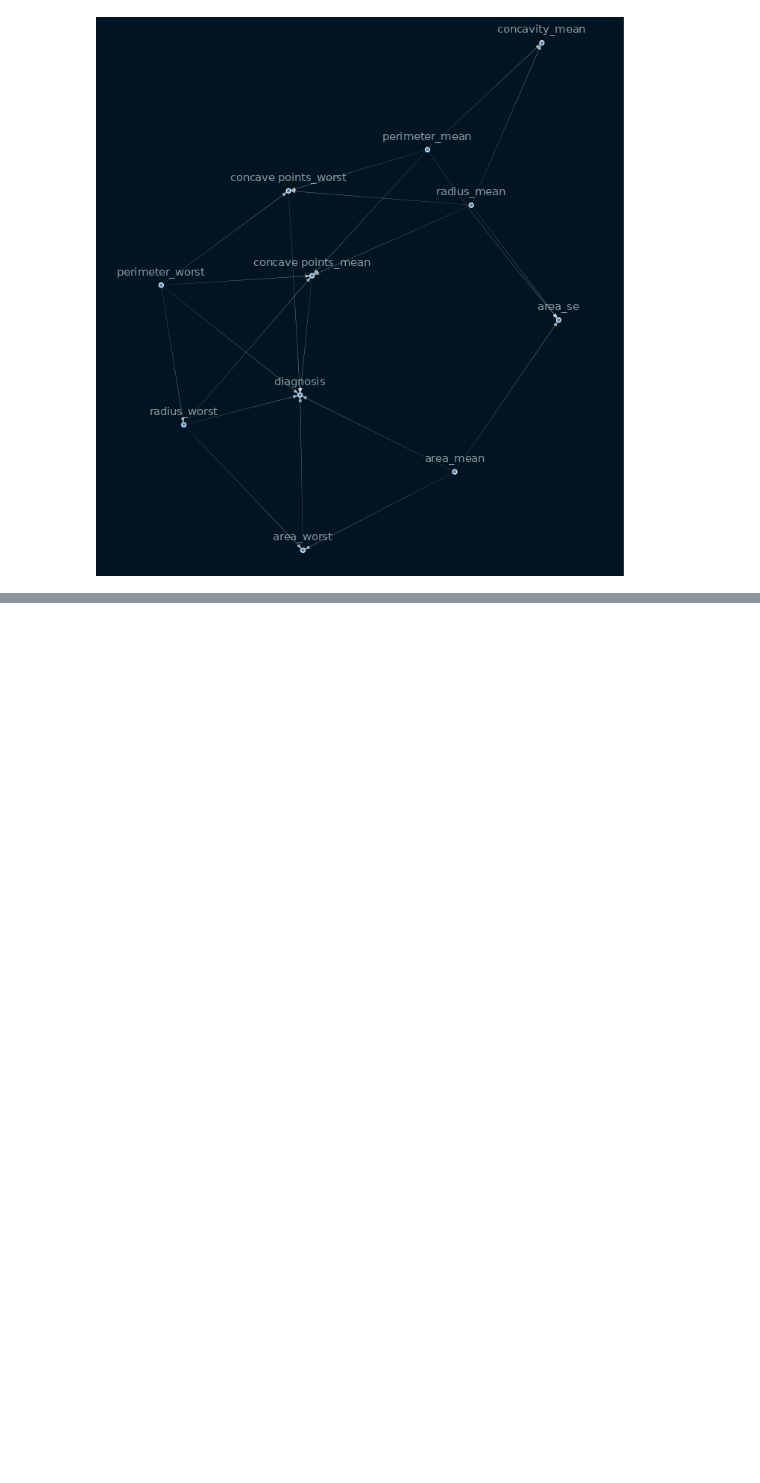
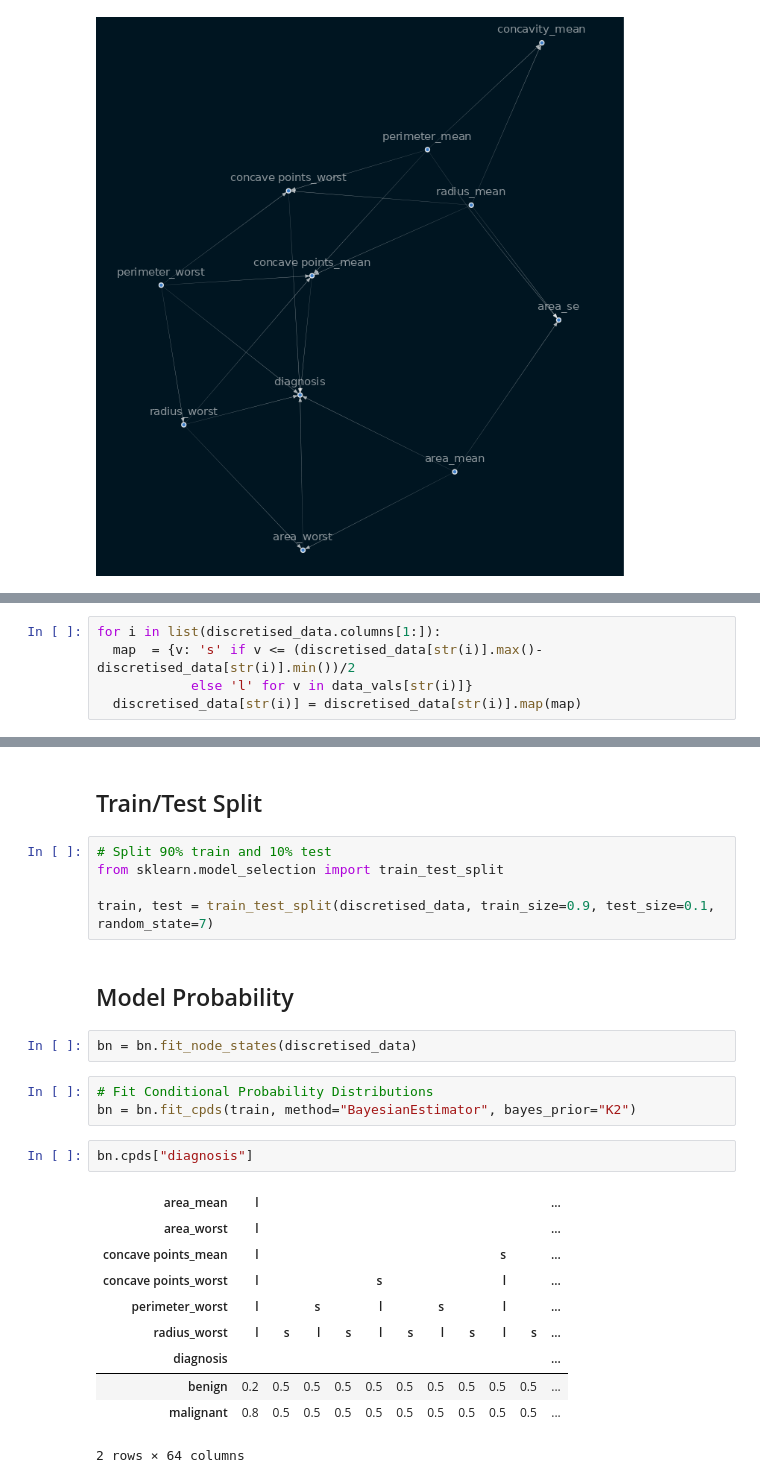
Before and after one commit to AmonKi/industry-casualty, a Jupyter notebook: Notebooks/casual_learning.ipynb, the cells around one changed output, grey strips where cells are left out. Drawn from its saved outputs; the diff is of its cells as text; blank space fills up the shorter version.

```diff
--- a/Notebooks/casual_learning.ipynb
+++ b/Notebooks/casual_learning.ipynb
@@ -208,0 +253,5 @@ Image(viz.draw(format='png'))
+# %%
+for i in list(discretised_data.columns[1:]):
+  map  = {v: 's' if v <= (discretised_data[str(i)].max()-discretised_data[str(i)].min())/2
+            else 'l' for v in data_vals[str(i)]}
+  discretised_data[str(i)] = discretised_data[str(i)].map(map)
@@ -208,0 +267,27 @@ Image(viz.draw(format='png'))
+# %% [markdown]
+## Train/Test Split ##
+# %%
+# Split 90% train and 10% test
+from sklearn.model_selection import train_test_split
+
+train, test = train_test_split(discretised_data, train_size=0.9, test_size=0.1, random_state=7)
+# %% [markdown]
+## Model Probability ##
+# %%
+bn = bn.fit_node_states(discretised_data)
+# %%
+# Fit Conditional Probability Distributions
+bn = bn.fit_cpds(train, method="BayesianEstimator", bayes_prior="K2")
+# %%
+bn.cpds["diagnosis"]
+# %% [output]
+| area_mean | l |  |  |  |  |  |  |  |  |  | ... |
+| area_worst | l |  |  |  |  |  |  |  |  |  | ... |
+| concave points_mean | l |  |  |  |  |  |  |  | s |  | ... |
+| concave points_worst | l |  |  |  | s |  |  |  | l |  | ... |
+| perimeter_worst | l |  | s |  | l |  | s |  | l |  | ... |
+| radius_worst | l | s | l | s | l | s | l | s | l | s | ... |
+| diagnosis |  |  |  |  |  |  |  |  |  |  | ... |
+| benign | 0.2 | 0.5 | 0.5 | 0.5 | 0.5 | 0.5 | 0.5 | 0.5 | 0.5 | 0.5 | ... |
+| malignant | 0.8 | 0.5 | 0.5 | 0.5 | 0.5 | 0.5 | 0.5 | 0.5 | 0.5 | 0.5 | ... |
+2 rows × 64 columns
```
Also changed, not shown: parts of 37 cells of this notebook.
